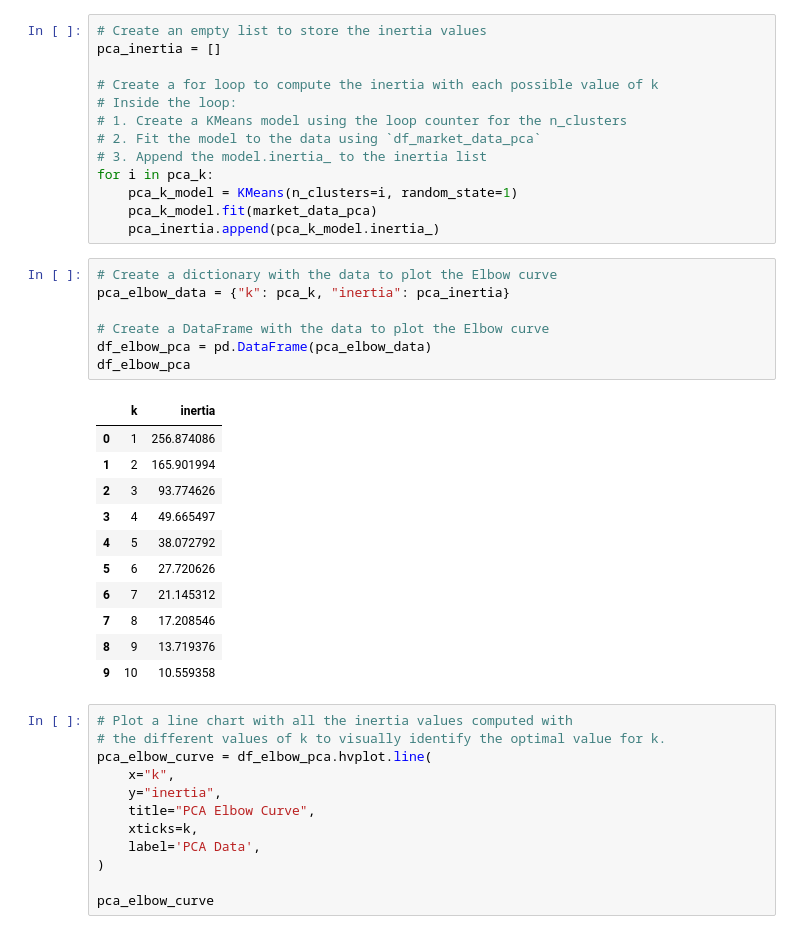
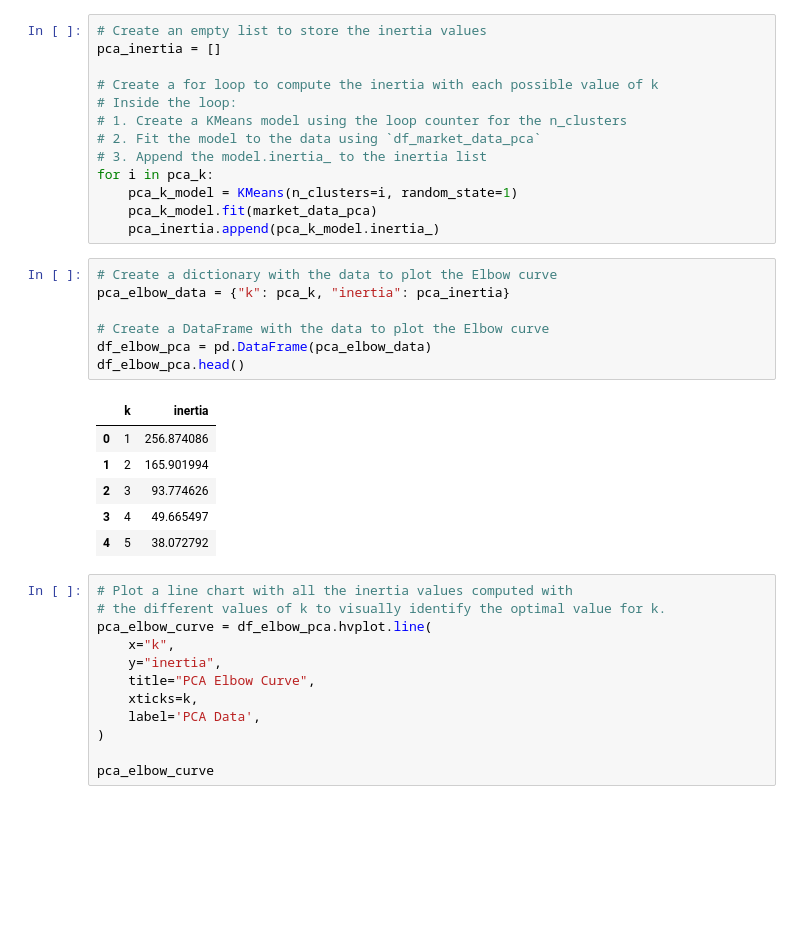
Before and after one commit to jflengkong/CryptoClustering, a Jupyter notebook: Crypto_Clustering.ipynb.ipynb, the cells around one changed output. Saved outputs shown, nothing was run; the diff lists cells and outputs as text; blank space fills up the shorter version.

```diff
--- a/Crypto_Clustering.ipynb.ipynb
+++ b/Crypto_Clustering.ipynb.ipynb
@@ -288,22 +290,17 @@ for i in pca_k:
 # %%
 # Create a dictionary with the data to plot the Elbow curve
 pca_elbow_data = {"k": pca_k, "inertia": pca_inertia}
 
 # Create a DataFrame with the data to plot the Elbow curve
 df_elbow_pca = pd.DataFrame(pca_elbow_data)
-df_elbow_pca
+df_elbow_pca.head()
 # %% [output]
 |  | k | inertia |
 | 0 | 1 | 256.874086 |
 | 1 | 2 | 165.901994 |
 | 2 | 3 | 93.774626 |
 | 3 | 4 | 49.665497 |
 | 4 | 5 | 38.072792 |
-| 5 | 6 | 27.720626 |
-| 6 | 7 | 21.145312 |
-| 7 | 8 | 17.208546 |
-| 8 | 9 | 13.719376 |
-| 9 | 10 | 10.559358 |
 # %%
 # Plot a line chart with all the inertia values computed with
 # the different values of k to visually identify the optimal value for k.
```
Also changed, not shown: parts of 1 cell of this notebook, 10 other files.
